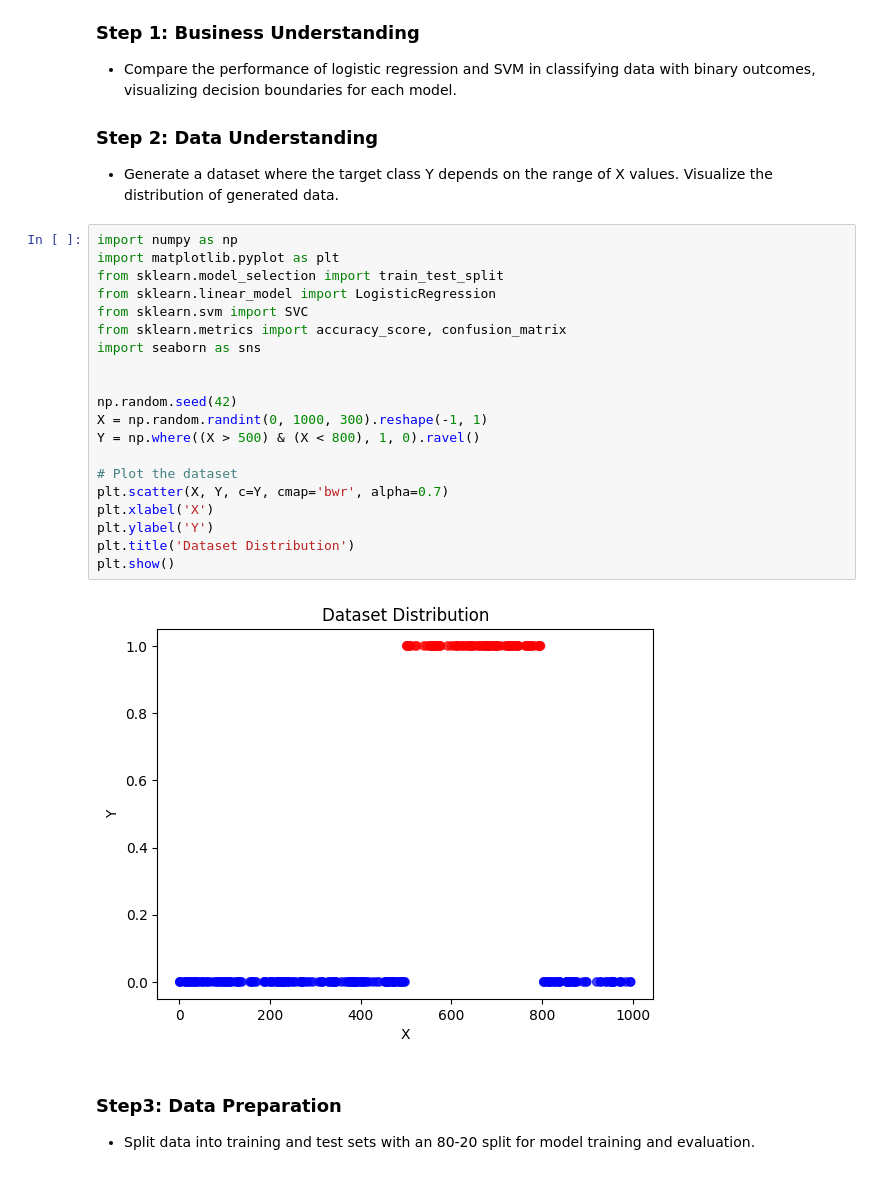
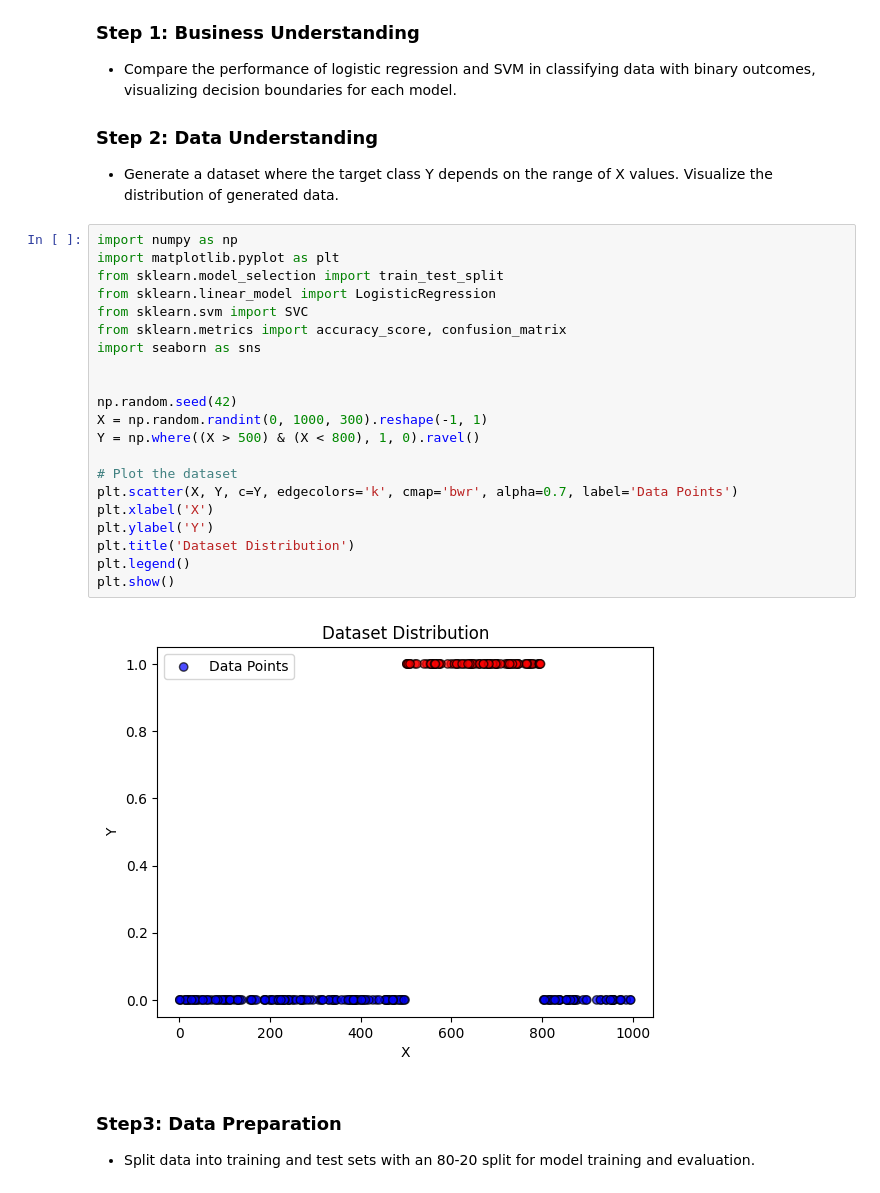
Before and after one commit to devilhyt/nchu-stuff, a Jupyter notebook: 2024-fall/aiot/hw3-1/main.ipynb, the cells around one changed output. Drawn from its saved outputs; the diff is of its cells as text.

```diff
--- a/2024-fall/aiot/hw3-1/main.ipynb
+++ b/2024-fall/aiot/hw3-1/main.ipynb
@@ -43,25 +43,26 @@ Generate a Python script using the CRISP-DM process to perform logistic regressi
 # %%
 import numpy as np
 import matplotlib.pyplot as plt
 from sklearn.model_selection import train_test_split
 from sklearn.linear_model import LogisticRegression
 from sklearn.svm import SVC
 from sklearn.metrics import accuracy_score, confusion_matrix
 import seaborn as sns
 
 
 np.random.seed(42)
 X = np.random.randint(0, 1000, 300).reshape(-1, 1)
 Y = np.where((X > 500) & (X < 800), 1, 0).ravel()
 
 # Plot the dataset
-plt.scatter(X, Y, c=Y, cmap='bwr', alpha=0.7)
+plt.scatter(X, Y, c=Y, edgecolors='k', cmap='bwr', alpha=0.7, label='Data Points')
 plt.xlabel('X')
 plt.ylabel('Y')
 plt.title('Dataset Distribution')
+plt.legend()
 plt.show()
 # %% [output]
-[figure, old version]
+[figure, new version]
 # %% [markdown]
 ### Step3: Data Preparation
 - Split data into training and test sets with an 80-20 split for model training and evaluation.
```
